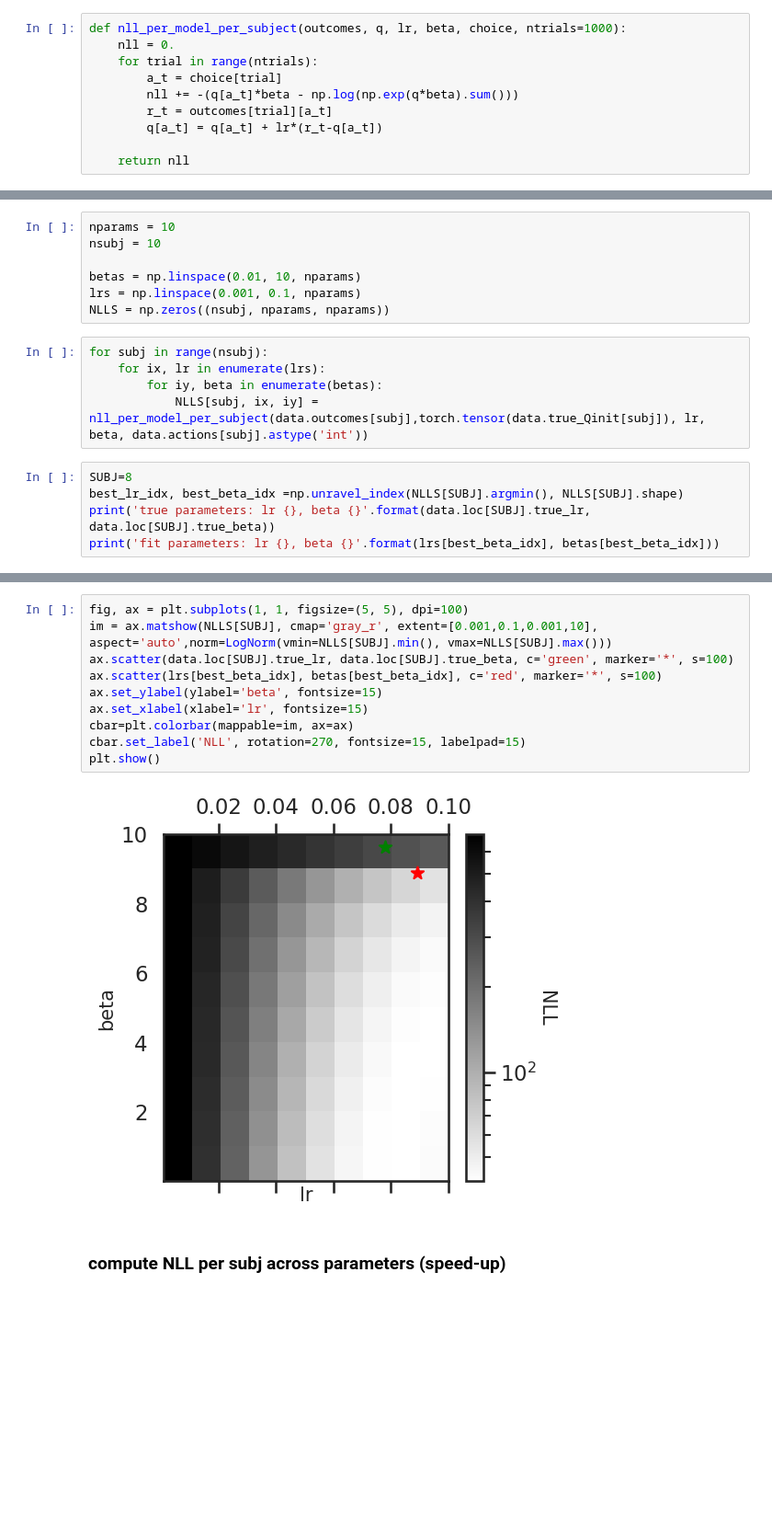
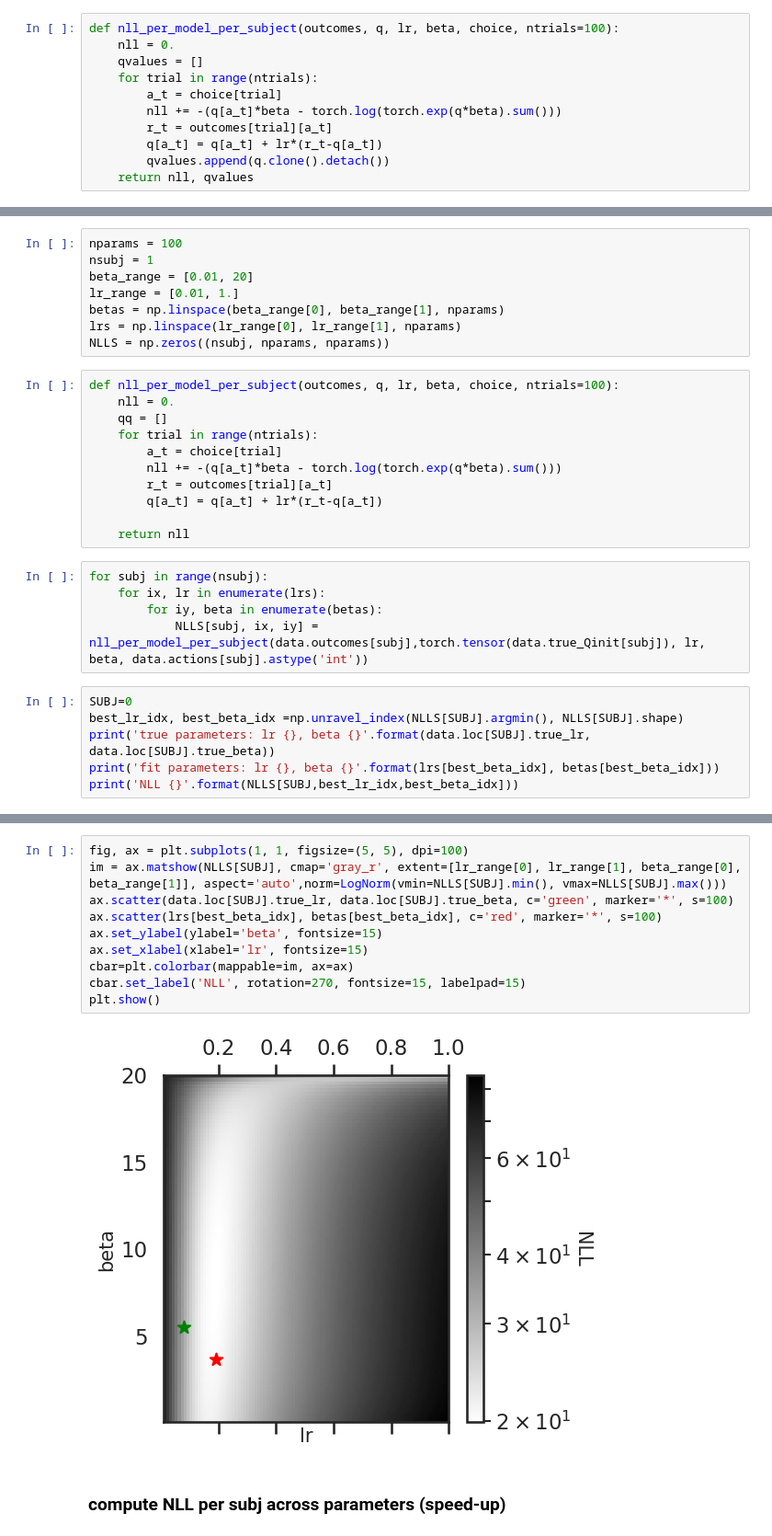
Before and after one commit to akjagadish/Behavior-model-fitting, a Jupyter notebook: notebooks/ParameterRecovery.ipynb, the cells around one changed output, grey strips where cells are left out. Shown at 92% size. Cells and saved outputs as stored; diff of their text form; blank space fills up the shorter version.

```diff
--- a/notebooks/ParameterRecovery.ipynb
+++ b/notebooks/ParameterRecovery.ipynb
@@ -26,11 +95,12 @@ q_init = torch.as_tensor(data.true_Qinit[subj])
 # %%
-def nll_per_model_per_subject(outcomes, q, lr, beta, choice, ntrials=1000):
+def nll_per_model_per_subject(outcomes, q, lr, beta, choice, ntrials=100):
     nll = 0.
+    qvalues = []
     for trial in range(ntrials):
         a_t = choice[trial]
-        nll += -(q[a_t]*beta - np.log(np.exp(q*beta).sum()))
+        nll += -(q[a_t]*beta - torch.log(torch.exp(q*beta).sum()))
         r_t = outcomes[trial][a_t]
         q[a_t] = q[a_t] + lr*(r_t-q[a_t])
-
-    return nll
+        qvalues.append(q.clone().detach())
+    return nll, qvalues
 # %%
@@ -40,20 +120,33 @@ NLL = nll_per_model_per_subject(outcome, q_init, lr, beta, action)
 # %%
 from matplotlib.colors import LogNorm, SymLogNorm
 # %%
-nparams = 10
-nsubj = 10
-
-betas = np.linspace(0.01, 10, nparams)
-lrs = np.linspace(0.001, 0.1, nparams)
+nparams = 100
+nsubj = 1
+beta_range = [0.01, 20]
+lr_range = [0.01, 1.]
+betas = np.linspace(beta_range[0], beta_range[1], nparams)
+lrs = np.linspace(lr_range[0], lr_range[1], nparams)
 NLLS = np.zeros((nsubj, nparams, nparams))
+# %%
+def nll_per_model_per_subject(outcomes, q, lr, beta, choice, ntrials=100):
+    nll = 0.
+    qq = []
+    for trial in range(ntrials):
+        a_t = choice[trial]
+        nll += -(q[a_t]*beta - torch.log(torch.exp(q*beta).sum()))
+        r_t = outcomes[trial][a_t]
+        q[a_t] = q[a_t] + lr*(r_t-q[a_t])
+
+    return nll
 # %%
 for subj in range(nsubj):
     for ix, lr in enumerate(lrs):
         for iy, beta in enumerate(betas):
             NLLS[subj, ix, iy] = nll_per_model_per_subject(data.outcomes[subj],torch.tensor(data.true_Qinit[subj]), lr, beta, data.actions[subj].astype('int'))
 # %%
-SUBJ=8
+SUBJ=0
 best_lr_idx, best_beta_idx =np.unravel_index(NLLS[SUBJ].argmin(), NLLS[SUBJ].shape)
 print('true parameters: lr {}, beta {}'.format(data.loc[SUBJ].true_lr, data.loc[SUBJ].true_beta))
 print('fit parameters: lr {}, beta {}'.format(lrs[best_beta_idx], betas[best_beta_idx]))
+print('NLL {}'.format(NLLS[SUBJ,best_lr_idx,best_beta_idx]))
 # %% [output]
@@ -62,14 +156,14 @@ fit parameters: lr 0.08900000000000001, beta 8.89
 # %%
 fig, ax = plt.subplots(1, 1, figsize=(5, 5), dpi=100)
-im = ax.matshow(NLLS[SUBJ], cmap='gray_r', extent=[0.001,0.1,0.001,10], aspect='auto',norm=LogNorm(vmin=NLLS[SUBJ].min(), vmax=NLLS[SUBJ].max()))
+im = ax.matshow(NLLS[SUBJ], cmap='gray_r', extent=[lr_range[0], lr_range[1], beta_range[0], beta_range[1]], aspect='auto',norm=LogNorm(vmin=NLLS[SUBJ].min(), vmax=NLLS[SUBJ].max()))
 ax.scatter(data.loc[SUBJ].true_lr, data.loc[SUBJ].true_beta, c='green', marker='*', s=100)
 ax.scatter(lrs[best_beta_idx], betas[best_beta_idx], c='red', marker='*', s=100)
 ax.set_ylabel(ylabel='beta', fontsize=15)
 ax.set_xlabel(xlabel='lr', fontsize=15)
 cbar=plt.colorbar(mappable=im, ax=ax)
 cbar.set_label('NLL', rotation=270, fontsize=15, labelpad=15)
 plt.show()
 # %% [output]
-[figure, old version]
+[figure, new version]
 # %% [markdown]
 ### compute NLL per subj across parameters (speed-up)
```
Also changed, not shown: parts of 22 cells of this notebook.
